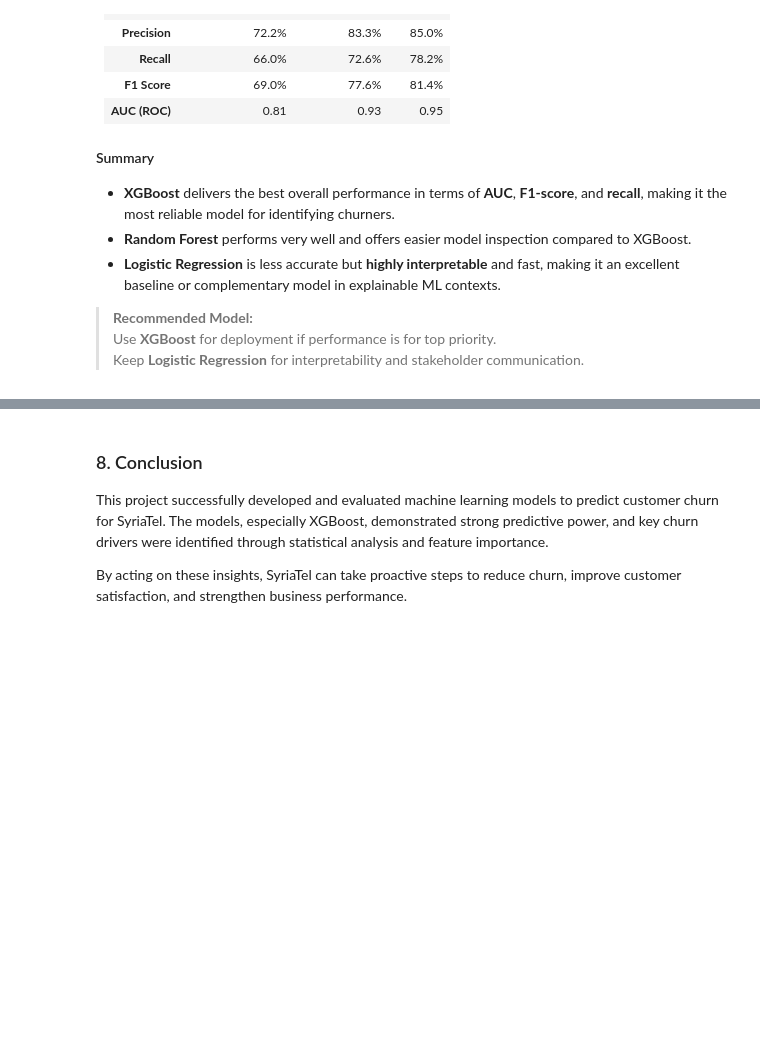
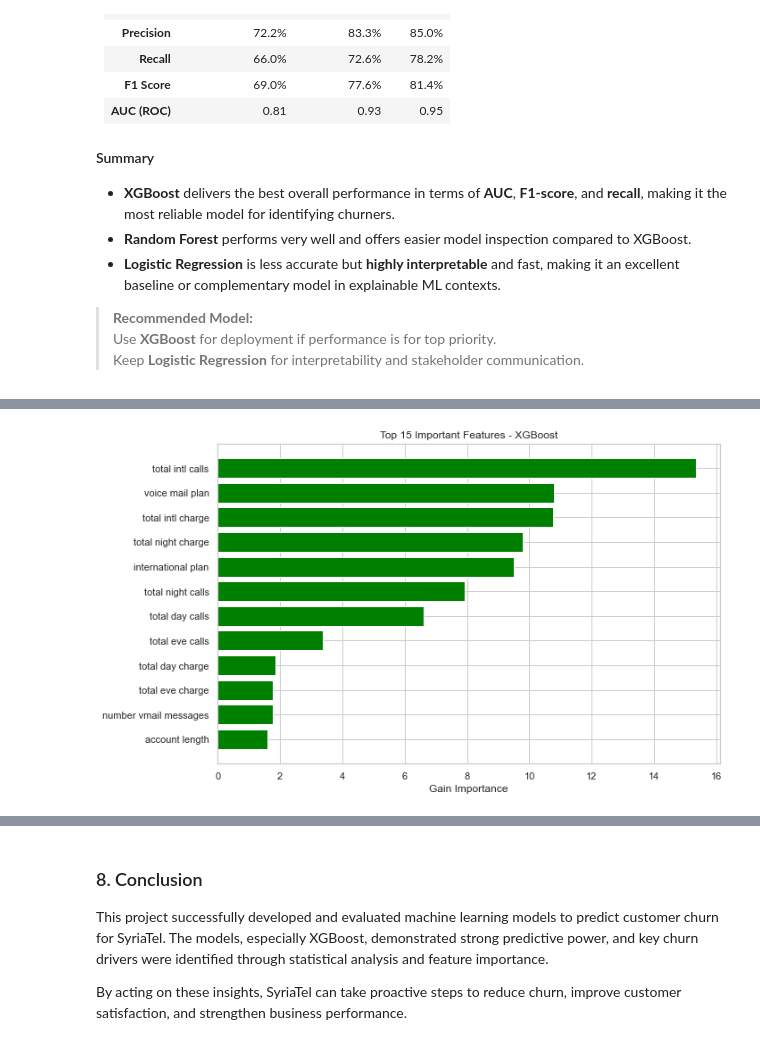
Before and after one commit to Nightingale-Tech/SYRIATEL-CUSTOMER-CHURN, a Jupyter notebook: notebooks/customer churn.ipynb, the cells around one changed output, grey strips where cells are left out. Saved outputs shown, nothing was run; the diff lists cells and outputs as text; code cells hidden in the pictures; blank space fills up the shorter version.

```diff
--- a/notebooks/customer churn.ipynb
+++ b/notebooks/customer churn.ipynb
@@ -933,0 +920,24 @@ We compare the performance of the three classification models applied:
+# %%
+
+# Get booster and match features to original column names ---
+booster = xgb_model.get_booster()
+feature_importance = booster.get_score(importance_type='gain')
+
+# Map internal names (e.g., 'f0', 'f1', ...) to actual column names
+feature_map = {f"f{idx}": col for idx, col in enumerate(X.columns)}
+feature_importance_named = {feature_map.get(k, k): v for k, v in feature_importance.items()}
+
+# Convert to DataFrame ---
+feat_imp_df = pd.DataFrame.from_dict(feature_importance_named, orient='index', columns=['Importance'])
+feat_imp_df = feat_imp_df.sort_values(by='Importance', ascending=False).reset_index()
+feat_imp_df.rename(columns={'index': 'Feature'}, inplace=True)
+
+# Plot top 15 features ---
+plt.figure(figsize=(10, 6))
+plt.barh(feat_imp_df['Feature'][:15][::-1], feat_imp_df['Importance'][:15][::-1], color='Green')
+plt.xlabel("Gain Importance")
+plt.title("Top 15 Important Features - XGBoost")
+plt.tight_layout()
+plt.show()
+# %% [output]
+[figure, added]
```
Also changed, not shown: parts of 7 cells of this notebook.
